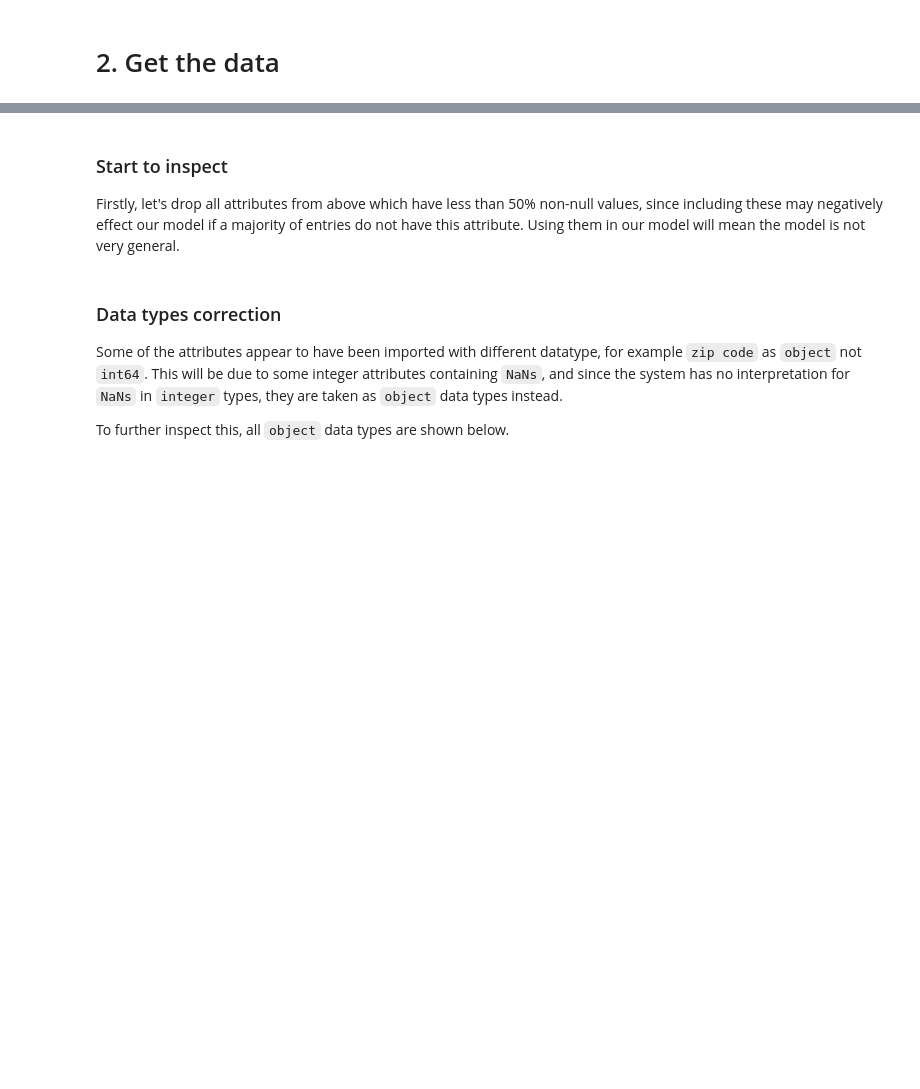
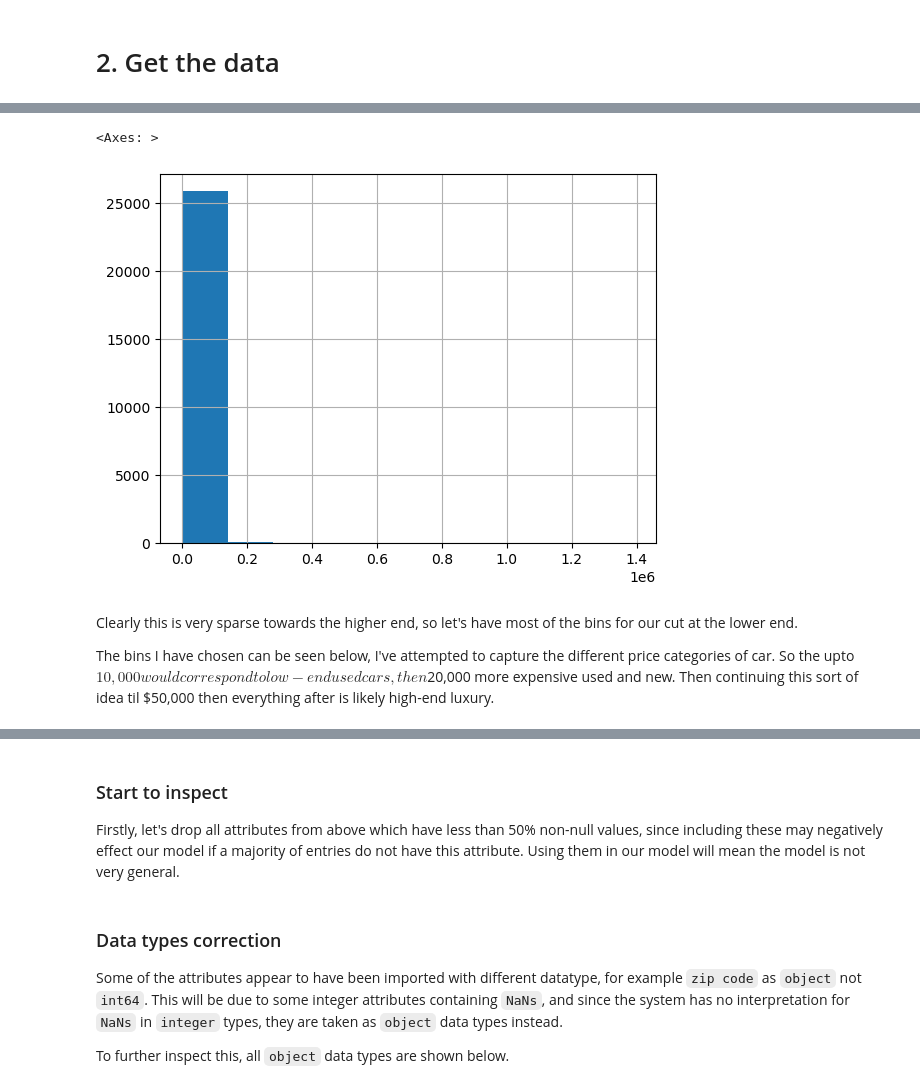
Before and after one commit to johnb-h/Car-Dataset-EDA-and-Prediction-Model, a Jupyter notebook: ID5059_run_script.ipynb, the cells around one changed output, grey strips where cells are left out. Cells and saved outputs as stored; diff of their text form; code cells hidden in the pictures; blank space fills up the shorter version.

Commit message:
code finished. Need to check and run with large data still. Added todo list

```diff
--- a/ID5059_run_script.ipynb
+++ b/ID5059_run_script.ipynb
@@ -51,6 +52,6 @@ import math
 # %%
 # folder_path: str = "/cs/studres/ID5059/Coursework/Coursework-1/data/2_medium" # uni
-folder_path : str = r"/home/johnbh/personal_git/ID5059_coursework_1/data/3_large" # Desktop
+folder_path : str = r"/home/johnbh/personal_git/ID5059_coursework_1/data/2_medium" # Desktop
 
 if not os.path.exists(folder_path):
     raise FileNotFoundError
@@ -58,18 +59,10 @@ os.chdir(folder_path)
 
 file_names : list = [i for i in glob.glob("*.{}".format('csv'))]
 
-
-def read_car_data(filepath : str) -> pd.DataFrame:
-    """
-    Reads a filepath and returns the dataframe
-    :param filepath: The location of the file to read
-    :return: returns the pandas dataframe
-    """
-    return pd.read_csv(filepath)#, index_col = "vin")
-
-original_df: pd.DataFrame = read_car_data(file_names[0])
+original_df: pd.DataFrame = pd.read_csv(file_names[0]) # Select the first large file in the folder
 
 # Clear the maximum number of columns to be displayed, so that all will be visible.
 pd.set_option('display.max_columns', None)
+
 # check data looks roughly okay
 original_df.head(5)
@@ -111,0 +132,9 @@ sample_size: int = len(train_set)
+# %%
+original_df['price'].hist()
+# %% [output]
+<Axes: >
+[figure, added]
+# %% [markdown]
+Clearly this is very sparse towards the higher end, so let's have most of the bins for our cut at the lower end.
+
+The bins I have chosen can be seen below, I've attempted to capture the different price categories of car. So the upto $10,000 would correspond to low-end used cars, then $20,000 more expensive used and new. Then continuing this sort of idea til $50,000 then everything after is likely high-end luxury.
```
Also changed, not shown: parts of 166 cells of this notebook, 1 other file.
